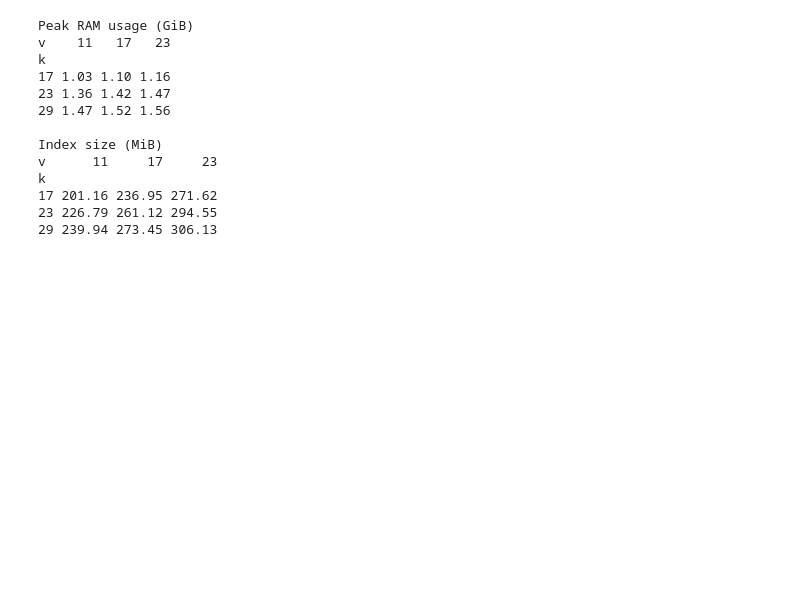
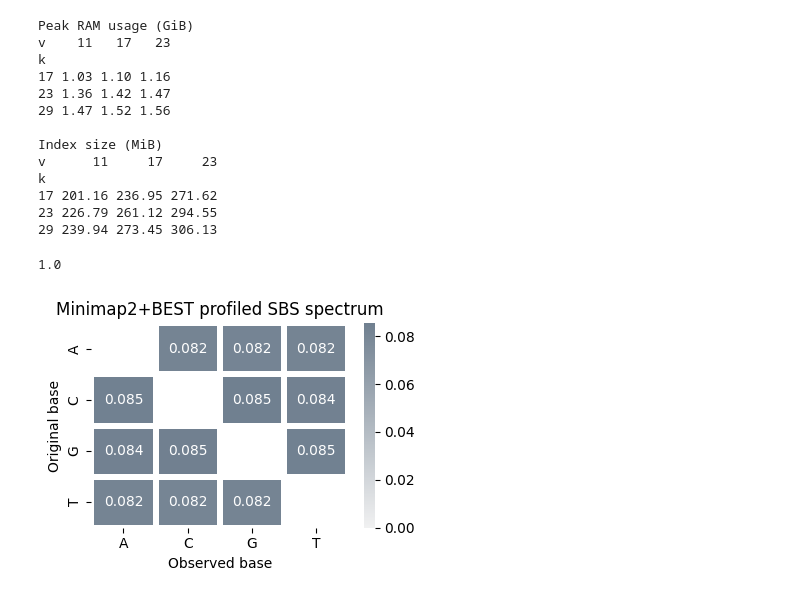
Before and after one commit to GZHoffie/skiver-test, a Jupyter notebook: experiments/additional_information/plot_results.ipynb, the cells around one changed output. Cells and saved outputs as stored; diff of their text form; code cells hidden in the pictures; blank space fills up the shorter version.

Commit message:
Update BEST

```diff
--- a/experiments/additional_information/plot_results.ipynb
+++ b/experiments/additional_information/plot_results.ipynb
@@ -154,3 +154,53 @@ k
 17 201.16 236.95 271.62
 23 226.79 261.12 294.55
 29 239.94 273.45 306.13
+# %%
+import pandas as pd
+import numpy as np
+
+kvmer_spectrum = "../../output/error_spectrum/Ecoli_K12_MG1655_skiver.summary_error_spectrum.csv"
+minimap_result = "../../output/error_spectrum/Ecoli_K12_MG1655_depth_128_id_96.summary_sbs.csv"
+
+kvmer_df = pd.read_csv(kvmer_spectrum)
+minimap_df = pd.read_csv(minimap_result)
+
+#cols = ["A", "C", "G", "T", "-"]
+cols = ["A", "C", "G", "T"]
+bases = ["A", "C", "G", "T"]
+
+
+
+spectrum_df = pd.read_csv(minimap_result)
+
+spectrum_matrix = np.zeros((5, 5))
+for from_base in cols:
+    for to_base in cols:
+        if from_base == to_base:
+            continue
+        key = f"{from_base}>{to_base}"
+        spectrum_matrix[cols.index(from_base), cols.index(to_base)] += spectrum_df[spectrum_df["substitution_type"] == key]["count"].sum()
+
+# Normalize
+spectrum_matrix /= spectrum_matrix.sum()
+print(spectrum_matrix.sum())
+
+# Plot the heatmap of sbs6 spectrum
+import seaborn as sns
+import matplotlib.pyplot as plt
+
+plt.figure(figsize=(4, 3))
+mask_matrix = np.eye(4)
+# also mask the diagonal
+sns.heatmap(spectrum_matrix[:4,:4], annot=True, fmt=".3f",
+            xticklabels=["A", "C", "G", "T"], yticklabels=["A", "C", "G", "T"],
+            linecolor="white", linewidth=3,
+            vmin=0,
+            mask=mask_matrix, cmap=sns.light_palette("slategray", as_cmap=True))
+plt.title("Minimap2+BEST profiled SBS spectrum")
+plt.ylabel("Original base")
+plt.xlabel("Observed base")
+plt.tight_layout()
+plt.savefig("../../figures/simulated_data_sbs_spectrum_minimap.pdf")
+# %% [output]
+1.0
+[figure, added]
```
Also changed, not shown: parts of 2 cells of this notebook, 9 other files.
